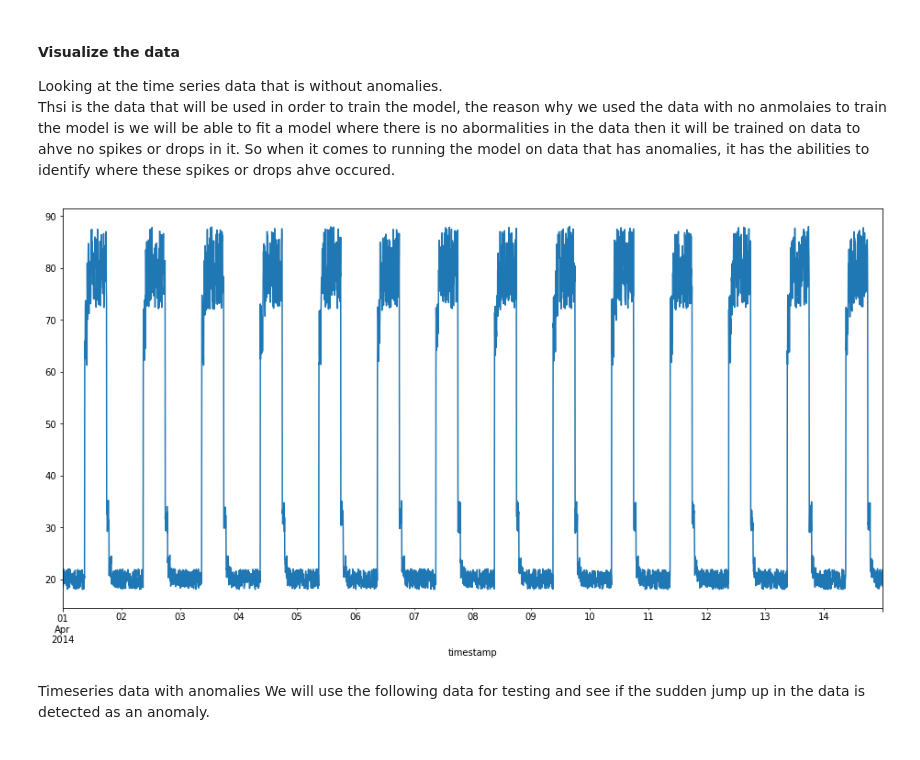
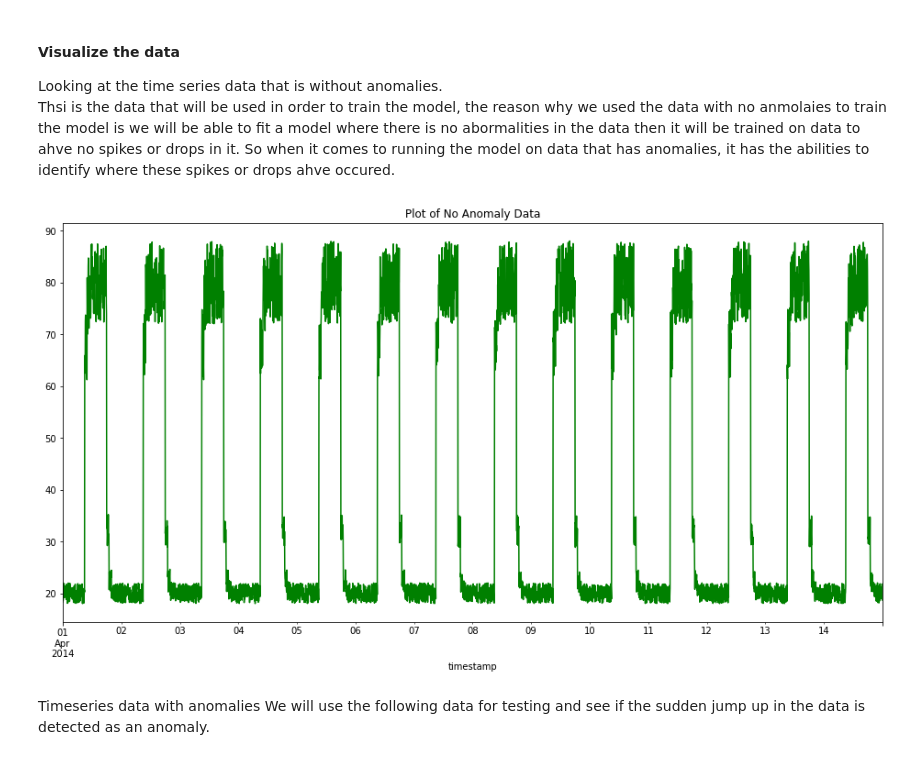
Before and after one commit to fionnmccarthy/ml-and-stats-assessment, a Jupyter notebook: anomaly-detection.ipynb, the cells around one changed output. Saved outputs shown, nothing was run; the diff lists cells and outputs as text; code cells hidden in the pictures.

```diff
--- a/anomaly-detection.ipynb
+++ b/anomaly-detection.ipynb
@@ -165,11 +165,13 @@ Thsi is the data that will be used in order to train the model, the reason why w
 # %%
 # defining axes
 fig, ax = plt.subplots(figsize=(16,8))
 
+ax.set_title('Plot of No Anomaly Data')
+
 # Use pandas to plot data frame.
-df_small_noise.plot(legend=False, ax=ax);
+df_small_noise.plot(legend=False, ax=ax, color="green");
 # %% [output]
-[figure, old version]
+[figure, new version]
 # %% [markdown]
 Timeseries data with anomalies
 We will use the following data for testing and see if the sudden jump up in the data is detected as an anomaly.
```
Also changed, not shown: parts of 27 cells of this notebook, 2 other files.
